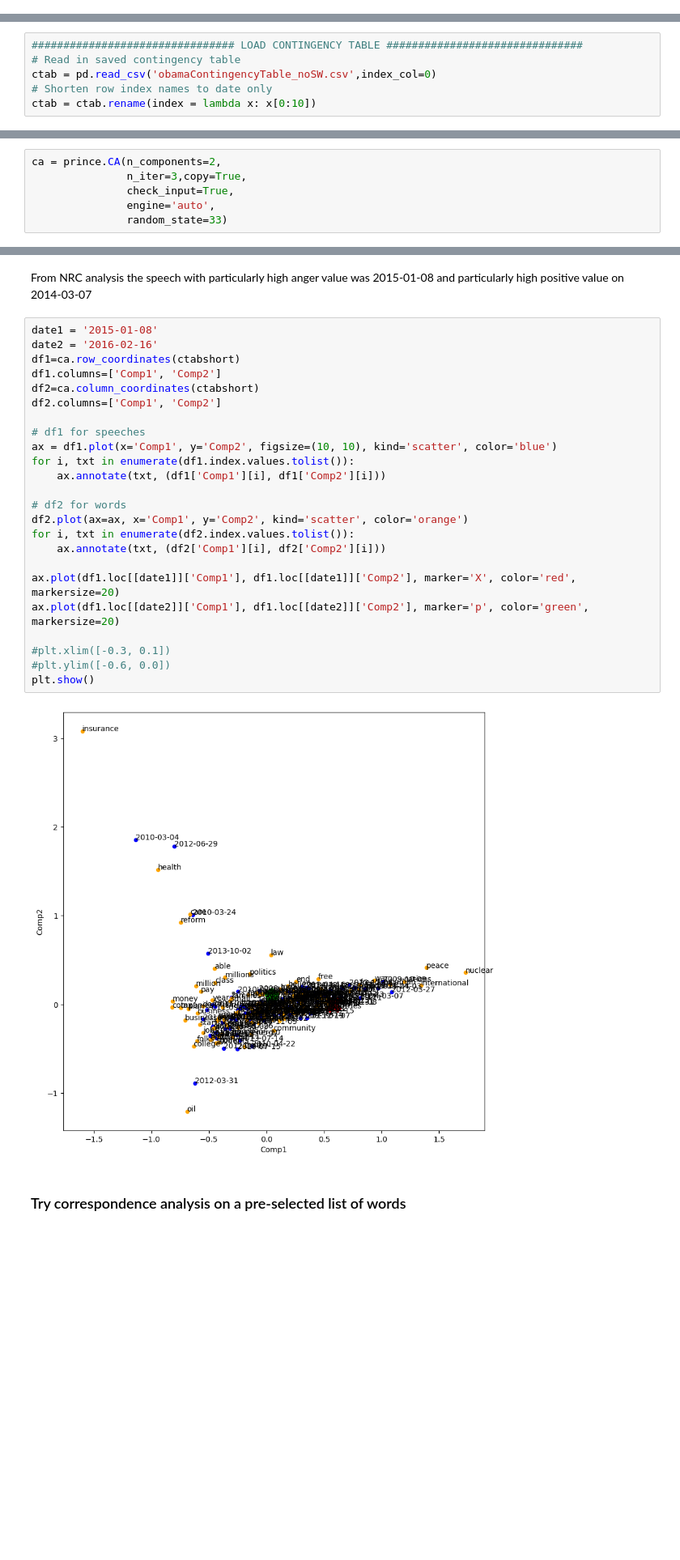
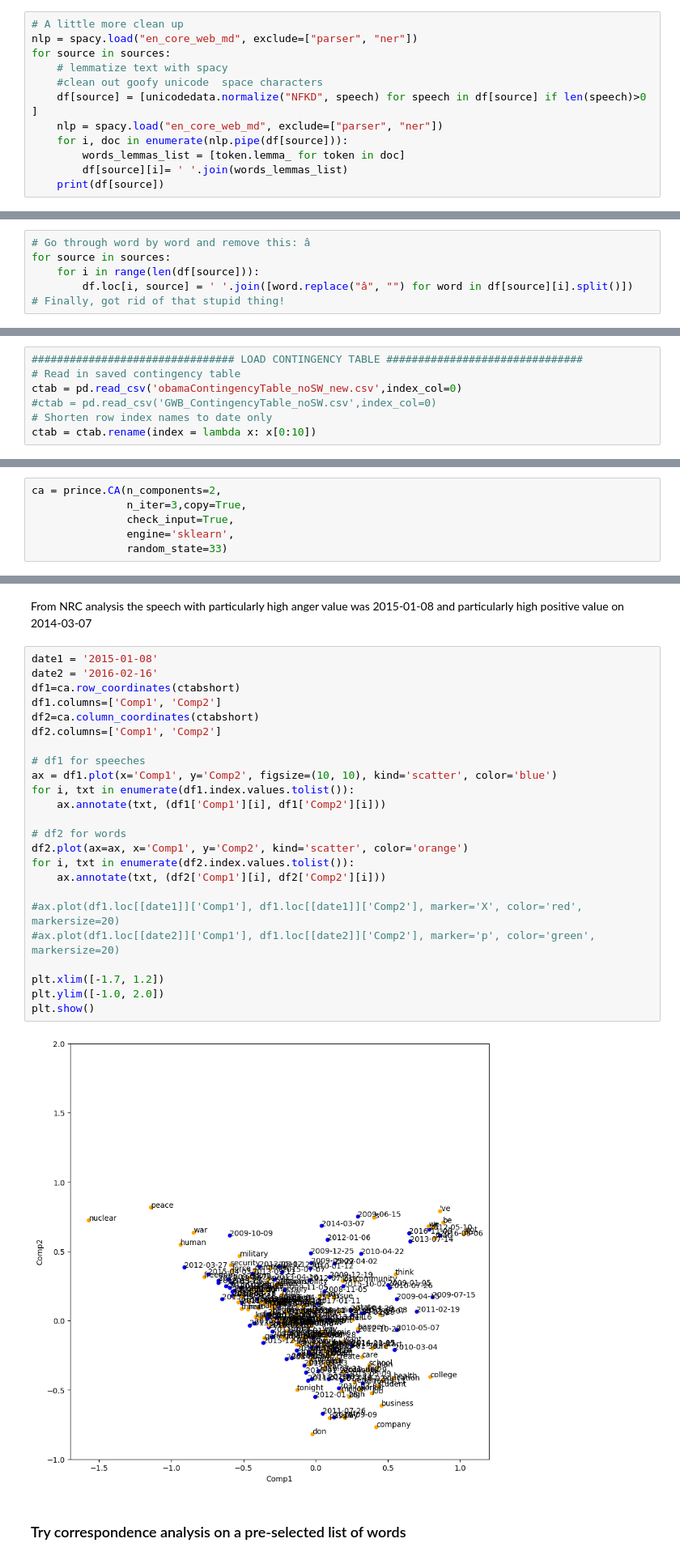
Before and after one commit to pday2/ObamaNLP, a Jupyter notebook: createContingencyTable.ipynb, the cells around one changed output, grey strips where cells are left out. Shown at 81% size. Saved outputs shown, nothing was run; the diff lists cells and outputs as text; blank space fills up the shorter version.

```diff
--- a/createContingencyTable.ipynb
+++ b/createContingencyTable.ipynb
@@ -62,3 +64,15 @@ stop_words = text.ENGLISH_STOP_WORDS.union(stop_list)
 for source in sources:
     for i in range(len(df[source])):
         df.loc[i, source] = ' '.join([word for word in df[source][i].split() if word.lower() not in stop_words])
+# %%
+# A little more clean up
+nlp = spacy.load("en_core_web_md", exclude=["parser", "ner"])
+for source in sources:
+    # lemmatize text with spacy
+    #clean out goofy unicode  space characters
+    df[source] = [unicodedata.normalize("NFKD", speech) for speech in df[source] if len(speech)>0 ]
+    nlp = spacy.load("en_core_web_md", exclude=["parser", "ner"])
+    for i, doc in enumerate(nlp.pipe(df[source])):
+        words_lemmas_list = [token.lemma_ for token in doc]
+        df[source][i]= ' '.join(words_lemmas_list)
+    print(df[source])
@@ -65,3 +101,9 @@ for source in sources:
+# %%
+# Go through word by word and remove this: â
+for source in sources:
+    for i in range(len(df[source])):
+        df.loc[i, source] = ' '.join([word.replace("â", "") for word in df[source][i].split()])
+# Finally, got rid of that stupid thing!
 # %%
 # Create a frequency list of all words in all Obama speeches
 
@@ -184,7 +226,8 @@ conttab
 # %%
 ################################ LOAD CONTINGENCY TABLE ###############################
 # Read in saved contingency table
-ctab = pd.read_csv('obamaContingencyTable_noSW.csv',index_col=0)
+ctab = pd.read_csv('obamaContingencyTable_noSW_new.csv',index_col=0)
+#ctab = pd.read_csv('GWB_ContingencyTable_noSW.csv',index_col=0)
 # Shorten row index names to date only
 ctab = ctab.rename(index = lambda x: x[0:10])
 # %%
@@ -196,7 +244,7 @@ ctabshort=ctab.iloc[:, : 150]
 ca = prince.CA(n_components=2,
                n_iter=3,copy=True,
                check_input=True,
-               engine='auto',
+               engine='sklearn',
                random_state=33)
 # %%
 ctabshort.columns.rename('words', inplace=True)
@@ -239,29 +284,29 @@ and particularly high positive value on 2014-03-07
 # %%
 date1 = '2015-01-08'
 date2 = '2016-02-16'
 df1=ca.row_coordinates(ctabshort)
 df1.columns=['Comp1', 'Comp2']
 df2=ca.column_coordinates(ctabshort)
 df2.columns=['Comp1', 'Comp2']
 
 # df1 for speeches
 ax = df1.plot(x='Comp1', y='Comp2', figsize=(10, 10), kind='scatter', color='blue')
 for i, txt in enumerate(df1.index.values.tolist()):
     ax.annotate(txt, (df1['Comp1'][i], df1['Comp2'][i]))
 
 # df2 for words
 df2.plot(ax=ax, x='Comp1', y='Comp2', kind='scatter', color='orange')
 for i, txt in enumerate(df2.index.values.tolist()):
     ax.annotate(txt, (df2['Comp1'][i], df2['Comp2'][i]))
 
-ax.plot(df1.loc[[date1]]['Comp1'], df1.loc[[date1]]['Comp2'], marker='X', color='red', markersize=20)
-ax.plot(df1.loc[[date2]]['Comp1'], df1.loc[[date2]]['Comp2'], marker='p', color='green', markersize=20)
+#ax.plot(df1.loc[[date1]]['Comp1'], df1.loc[[date1]]['Comp2'], marker='X', color='red', markersize=20)
+#ax.plot(df1.loc[[date2]]['Comp1'], df1.loc[[date2]]['Comp2'], marker='p', color='green', markersize=20)
 
-#plt.xlim([-0.3, 0.1])
-#plt.ylim([-0.6, 0.0])
+plt.xlim([-1.7, 1.2])
+plt.ylim([-1.0, 2.0])
 plt.show()
 # %% [output]
-[figure, old version]
+[figure, new version]
 # %% [markdown]
 ### Try correspondence analysis on a pre-selected list of words
 # %%
```
Also changed, not shown: parts of 19 cells of this notebook, 2 other files.
